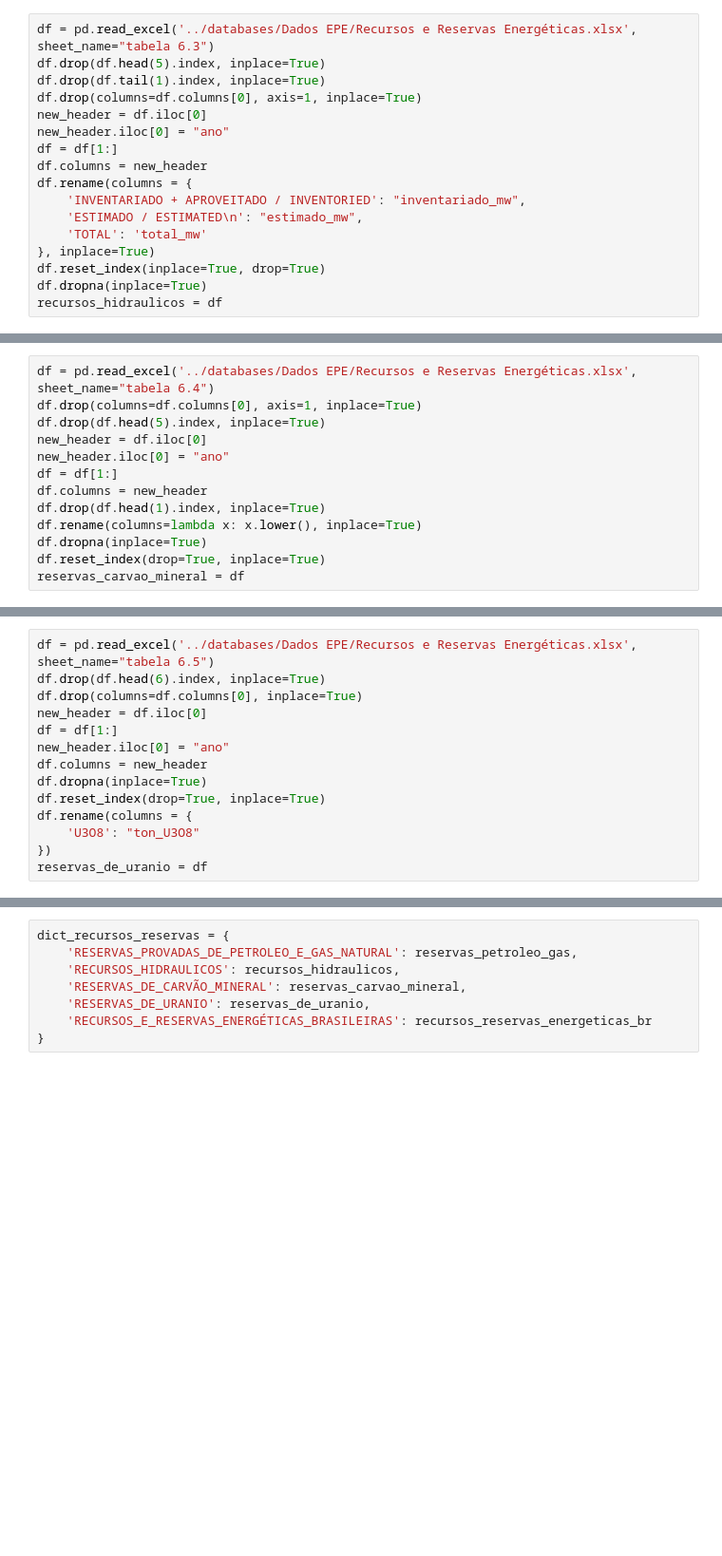
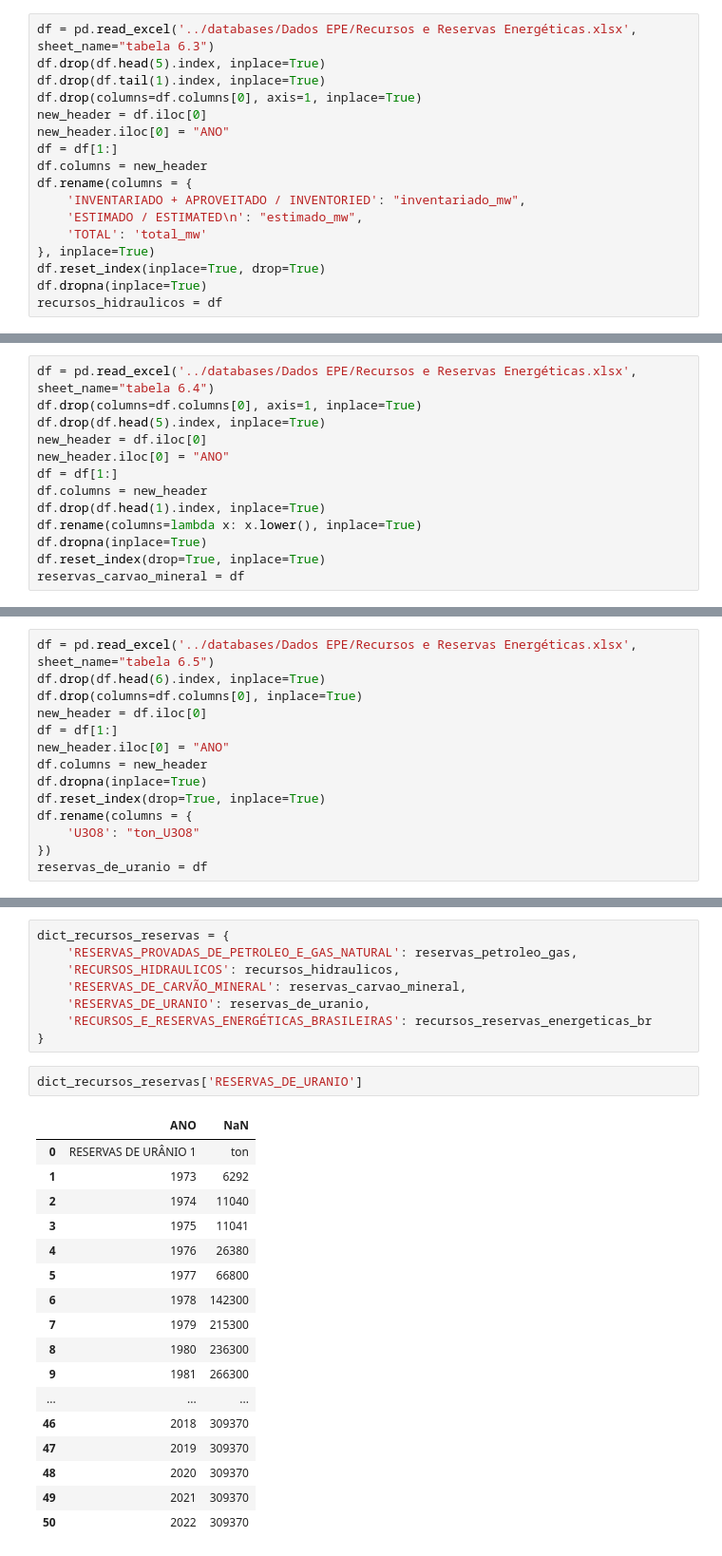
Before and after one commit to scrrpfv/projeto-ip, a Jupyter notebook: Limpezas/limpeza_recursos_reservas.ipynb, the cells around one changed output, grey strips where cells are left out. Shown: that part at 95% size. Saved outputs shown, nothing was run; the diff lists cells and outputs as text; blank space fills up the shorter version.

```diff
--- a/Limpezas/limpeza_recursos_reservas.ipynb
+++ b/Limpezas/limpeza_recursos_reservas.ipynb
@@ -26,7 +26,7 @@ df.drop(df.head(5).index, inplace=True)
 df.drop(df.tail(1).index, inplace=True)
 df.drop(columns=df.columns[0], axis=1, inplace=True)
 new_header = df.iloc[0]
-new_header.iloc[0] = "ano"
+new_header.iloc[0] = "ANO"
 df = df[1:]
 df.columns = new_header
 df.rename(columns = {
@@ -44,7 +44,7 @@ df = pd.read_excel('../databases/Dados EPE/Recursos e Reservas Energéticas.xlsx
 df.drop(columns=df.columns[0], axis=1, inplace=True)
 df.drop(df.head(5).index, inplace=True)
 new_header = df.iloc[0]
-new_header.iloc[0] = "ano"
+new_header.iloc[0] = "ANO"
 df = df[1:]
 df.columns = new_header
 df.drop(df.head(1).index, inplace=True)
@@ -60,7 +60,7 @@ df.drop(df.head(6).index, inplace=True)
 df.drop(columns=df.columns[0], inplace=True)
 new_header = df.iloc[0]
 df = df[1:]
-new_header.iloc[0] = "ano"
+new_header.iloc[0] = "ANO"
 df.columns = new_header
 df.dropna(inplace=True)
 df.reset_index(drop=True, inplace=True)
@@ -95,3 +95,23 @@ dict_recursos_reservas = {
     'RESERVAS_DE_URANIO': reservas_de_uranio,
     'RECURSOS_E_RESERVAS_ENERGÉTICAS_BRASILEIRAS': recursos_reservas_energeticas_br
 }
+# %%
+dict_recursos_reservas['RESERVAS_DE_URANIO']
+# %% [output]
+|  | ANO | NaN |
+| 0 | RESERVAS DE URÂNIO 1 | ton |
+| 1 | 1973 | 6292 |
+| 2 | 1974 | 11040 |
+| 3 | 1975 | 11041 |
+| 4 | 1976 | 26380 |
+| 5 | 1977 | 66800 |
+| 6 | 1978 | 142300 |
+| 7 | 1979 | 215300 |
+| 8 | 1980 | 236300 |
+| 9 | 1981 | 266300 |
+| ... | ... | ... |
+| 46 | 2018 | 309370 |
+| 47 | 2019 | 309370 |
+| 48 | 2020 | 309370 |
+| 49 | 2021 | 309370 |
+| 50 | 2022 | 309370 |
```
Also changed, not shown: parts of 1 cell of this notebook, 5 other files.
